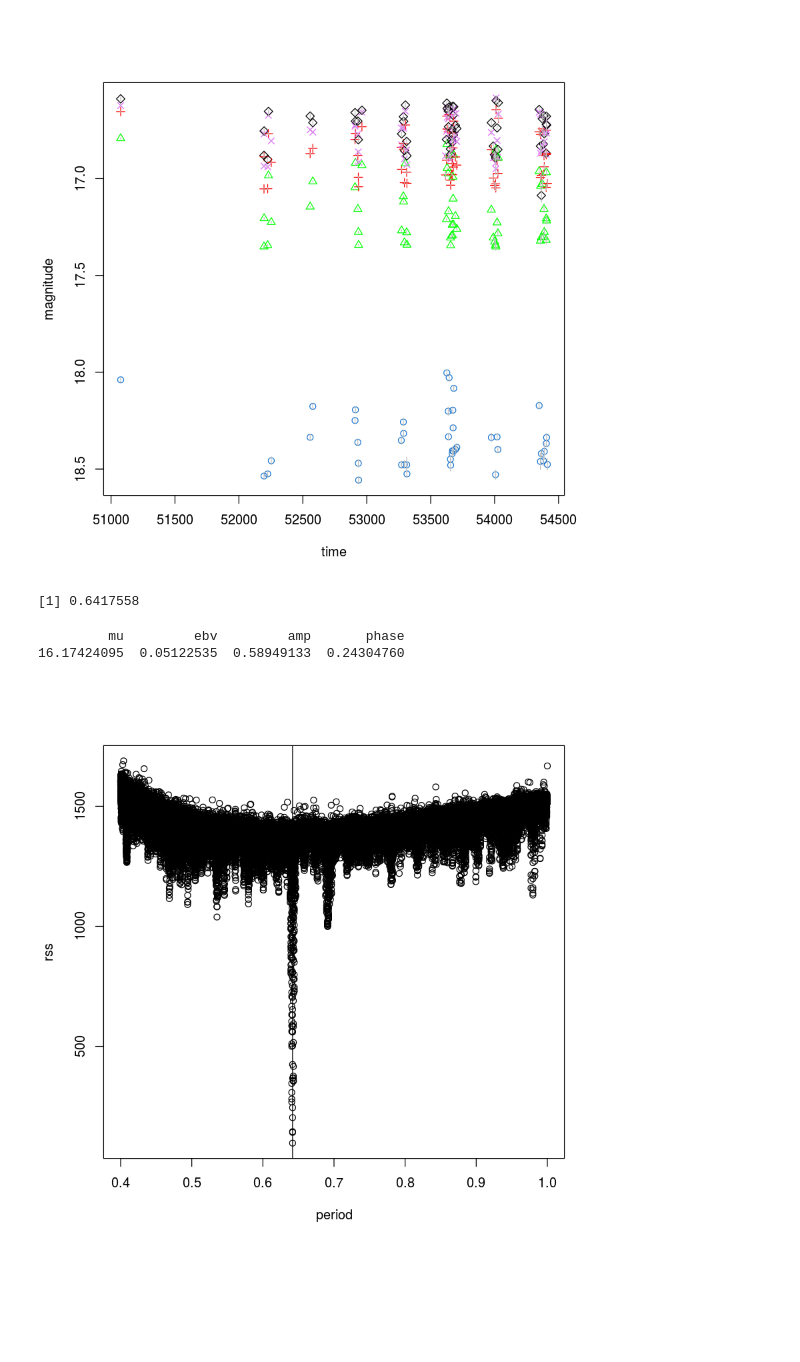
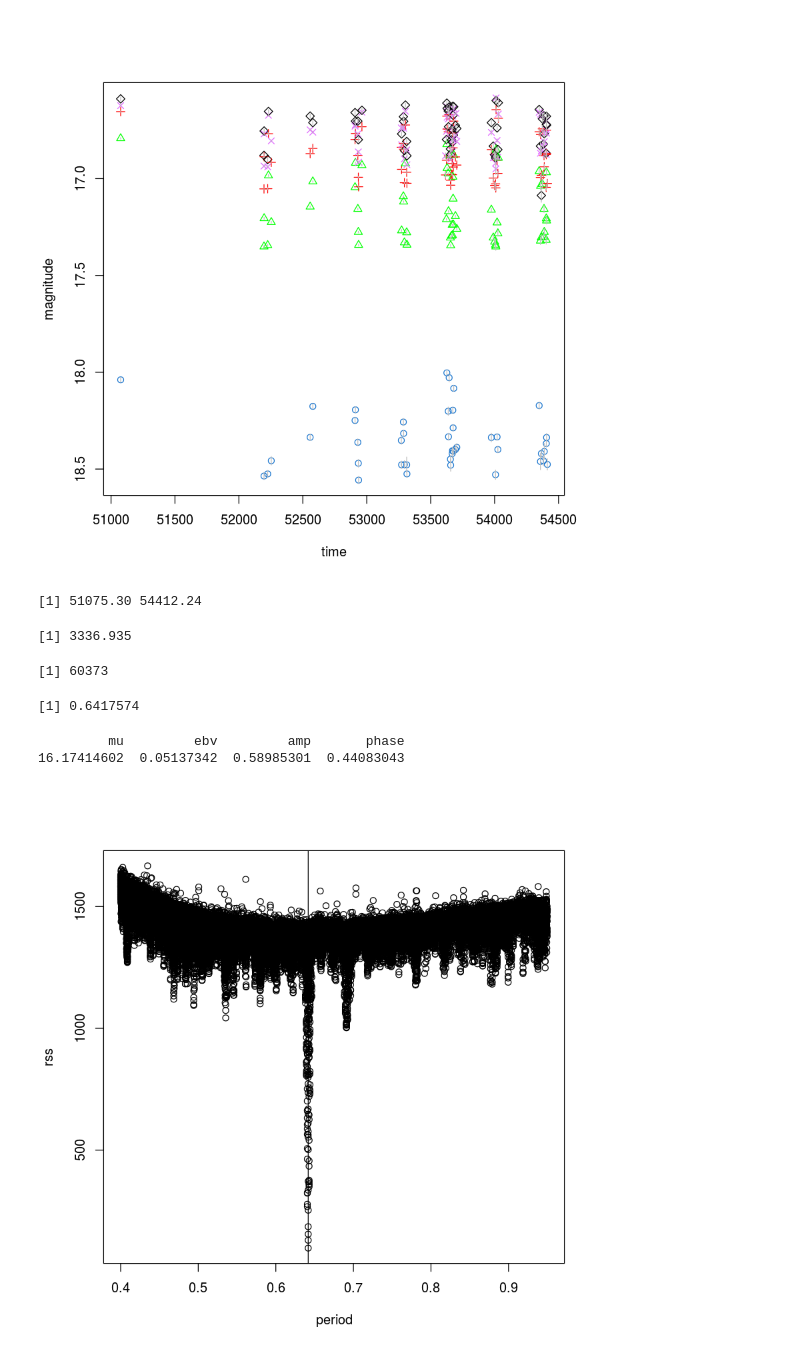
Before and after one commit to longjp/rr-model, a Jupyter notebook: code/fit_template/demo_R.ipynb, the cells around one changed output. Drawn from its saved outputs; the diff is of its cells as text; code cells hidden in the pictures; blank space fills up the shorter version.

```diff
--- a/code/fit_template/demo_R.ipynb
+++ b/code/fit_template/demo_R.ipynb
@@ -2,10 +2,7 @@
 ### demonstrates how to use some functions in fit_template.R
 ### load template fitting code and templates
 rm(list=ls())
-source("fit_template.R")
-load("template_sdss.RData")
-tem_sdss <- tem
-load("template_des.RData")
-tem_des <- tem
-tem <- NULL
+source("fit_template.R") ## fits model
+load("template_sdss.RData") ## template for sdss filters
+load("template_des.RData") ## template for des filters
 # %%
@@ -28,4 +25,10 @@ plot(lc$time,lc$mag,col=bandcol[lc$band],pch=bandpch[lc$band],
 segments(lc$time,lc$mag+lc$error,lc$time,lc$mag-lc$error,col='grey')
 # %% [output]
 [figure]
+# %%
+range(lc[,1])
+diff(range(lc[,1]))
+# %% [output]
+[1] 51075.30 54412.24
+[1] 3336.935
 # %%
@@ -57,33 +58,43 @@ plotLC <- function(lc,p_est,coeffs,tem){
 # %%
 ##
 ## PART 1: test if model is working in the most standard mode
 ##         (fitting for dust and using photometric errors)
 ##
 
+## construct frequency grid
+freq_min <- 1.0/0.95 ## max period of rrab is about 0.95 days
+freq_max <- 1.0/0.4 ## min period of rrab is about 0.4 days
+max_phase_error <- .02 ## maximum phase error fraction, see documentation
+freq_space <- (max_phase_error*4)/(max(lc[,1]) - min(lc[,1]))
+omegas <- seq(from=freq_min,to=freq_max,by=freq_space)
+length(omegas) ## longer omegas, more computation time, but less risk of missing rss min
 
-## fit template model and obtain coefficients
-omegas <- seq(from=1.0,to=2.5,by=0.1/4000.0)
+## compute model fit at each frequency (low rss = good fit)
 rss <- FitTemplate(lc,omegas,tem_sdss)
 omega_est <- omegas[which.min(rss)]
+
+## obtain parameter estimates
 p_est <- 1/omega_est
 p_est
-coeffs <- ComputeCoeffs(lc,omega_est,tem_sdss)
+coeffs <- ComputeCoeffs(lc,omega_est,tem_sdss) ## at fixed frequency, determines mu, ebv, amp, phase
 names(coeffs) <- c("mu","ebv","amp","phase")
 coeffs
 ## correct values near:
 ## > coeffs
 ##          mu         ebv         amp       phase
 ## 16.17423839  0.05122597  0.58949080  0.24304752
 ## p_est
 ## [1] 0.6417558
 
+## check rss as function of period, hopefully single, unambiguous global min
 plot(1/omegas,rss,xlab="period",ylab="rss")
 abline(v=p_est)
 # %% [output]
-[1] 0.6417558
+[1] 60373
-         mu         ebv         amp       phase
-16.17424095  0.05122535  0.58949133  0.24304760
+[1] 0.6417574
+         mu         ebv         amp       phase
+16.17414602  0.05137342  0.58985301  0.44083043
-[figure, old version]
+[figure, new version]
 # %%
 ## plot folded light curve with best fit
 plotLC(lc,p_est,coeffs,tem_sdss)
```
Also changed, not shown: parts of 10 cells of this notebook.
